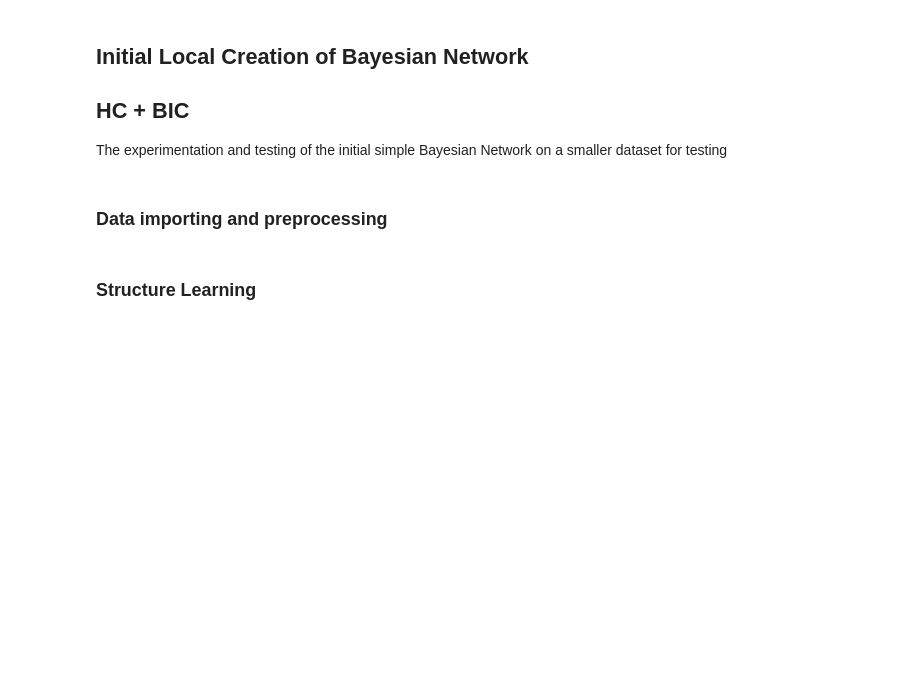
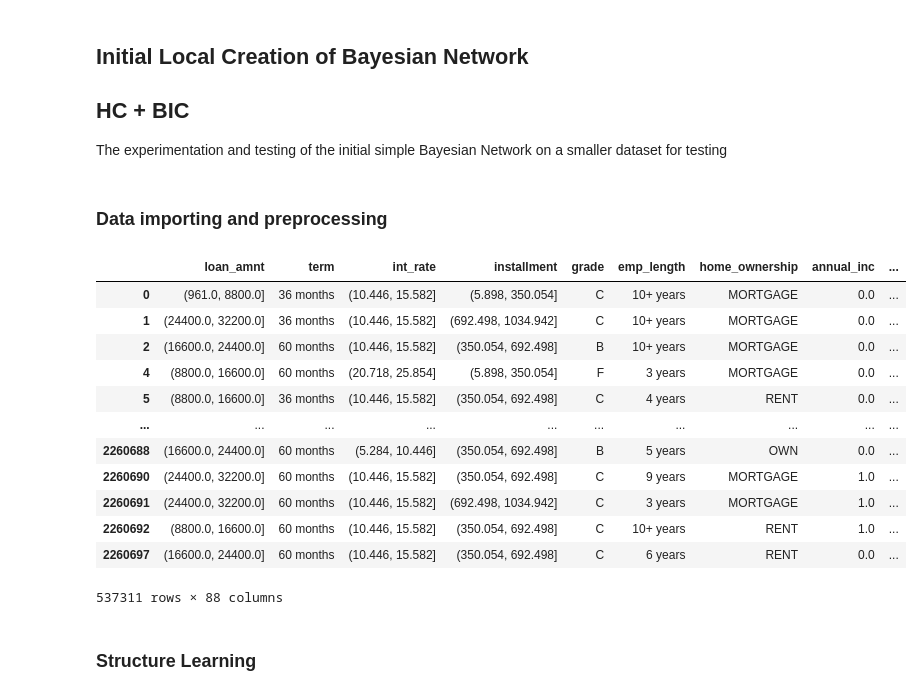
Before and after one commit to Zach-schwark/Honours-Research, a Jupyter notebook: HC_differentScores/BN_testing_HC_BIC.ipynb, the cells around one changed output. Drawn from its saved outputs; the diff is of its cells as text; code cells hidden in the pictures; blank space fills up the shorter version.

Commit message:
run algorithms with new data changes

```diff
--- a/HC_differentScores/BN_testing_HC_BIC.ipynb
+++ b/HC_differentScores/BN_testing_HC_BIC.ipynb
@@ -20,11 +20,27 @@ from pgmpy.metrics import correlation_score, log_likelihood_score, structure_sco
 ### Data importing and preprocessing
 # %%
 loaded_data = myData.load_data()
+
 #display(loaded_data)
 data = myData.preprocess_data(loaded_data)
 train_data, test_data = myData.split_data(data,num_rows = 1000)
 
 feature_states = myData.get_feature_states(data)
+display(data)
+# %% [output]
+|  | loan_amnt | term | int_rate | installment | grade | emp_length | home_ownership | annual_inc | ... |
+| 0 | (961.0, 8800.0] | 36 months | (10.446, 15.582] | (5.898, 350.054] | C | 10+ years | MORTGAGE | 0.0 | ... |
+| 1 | (24400.0, 32200.0] | 36 months | (10.446, 15.582] | (692.498, 1034.942] | C | 10+ years | MORTGAGE | 0.0 | ... |
+| 2 | (16600.0, 24400.0] | 60 months | (10.446, 15.582] | (350.054, 692.498] | B | 10+ years | MORTGAGE | 0.0 | ... |
+| 4 | (8800.0, 16600.0] | 60 months | (20.718, 25.854] | (5.898, 350.054] | F | 3 years | MORTGAGE | 0.0 | ... |
+| 5 | (8800.0, 16600.0] | 36 months | (10.446, 15.582] | (350.054, 692.498] | C | 4 years | RENT | 0.0 | ... |
+| ... | ... | ... | ... | ... | ... | ... | ... | ... | ... |
+| 2260688 | (16600.0, 24400.0] | 60 months | (5.284, 10.446] | (350.054, 692.498] | B | 5 years | OWN | 0.0 | ... |
+| 2260690 | (24400.0, 32200.0] | 60 months | (10.446, 15.582] | (350.054, 692.498] | C | 9 years | MORTGAGE | 1.0 | ... |
+| 2260691 | (24400.0, 32200.0] | 60 months | (10.446, 15.582] | (692.498, 1034.942] | C | 3 years | MORTGAGE | 1.0 | ... |
+| 2260692 | (8800.0, 16600.0] | 60 months | (10.446, 15.582] | (350.054, 692.498] | C | 10+ years | RENT | 1.0 | ... |
+| 2260697 | (16600.0, 24400.0] | 60 months | (10.446, 15.582] | (350.054, 692.498] | C | 6 years | RENT | 0.0 | ... |
+537311 rows × 88 columns
 # %% [markdown]
 ### Structure Learning
 # %%
```
Also changed, not shown: parts of 4 cells of this notebook, 3 other files.
